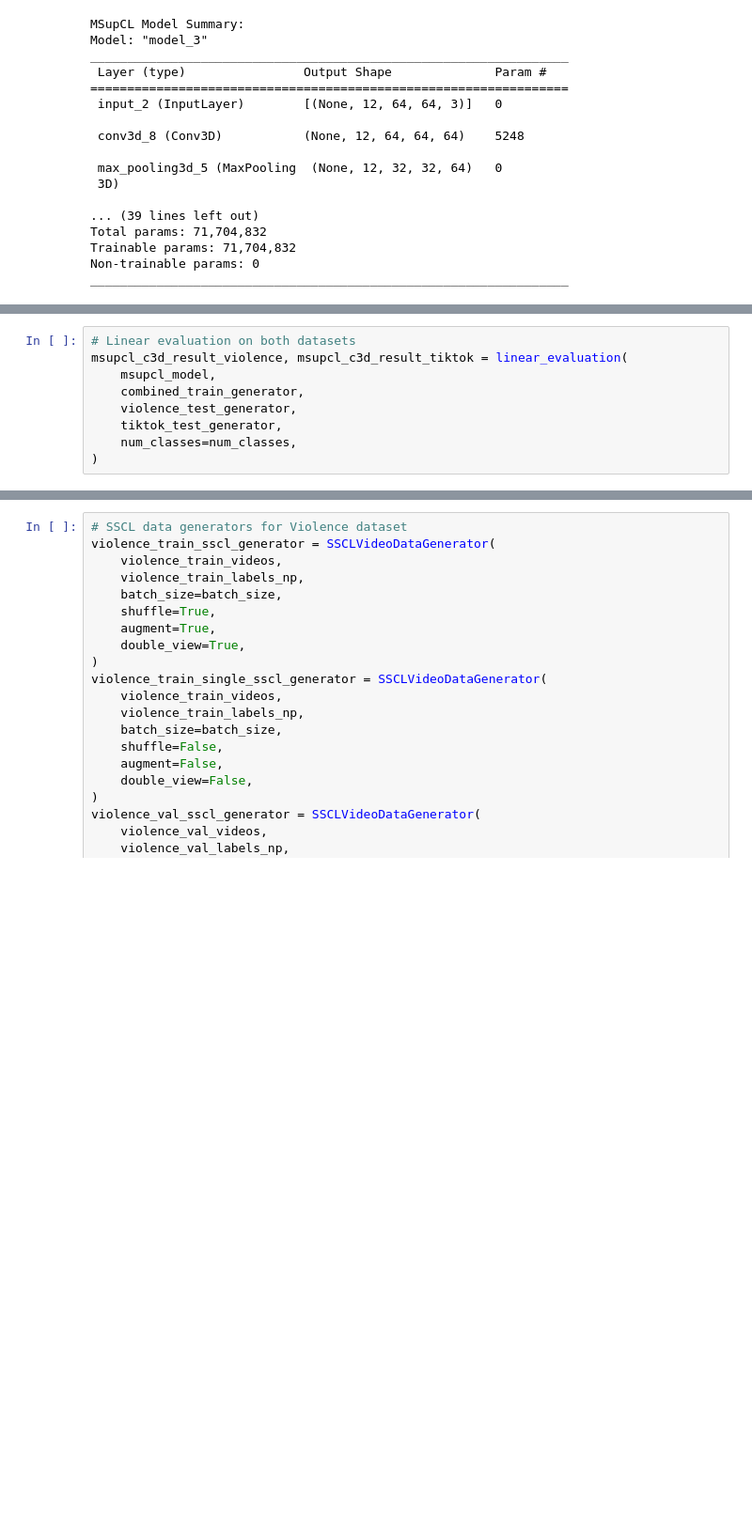
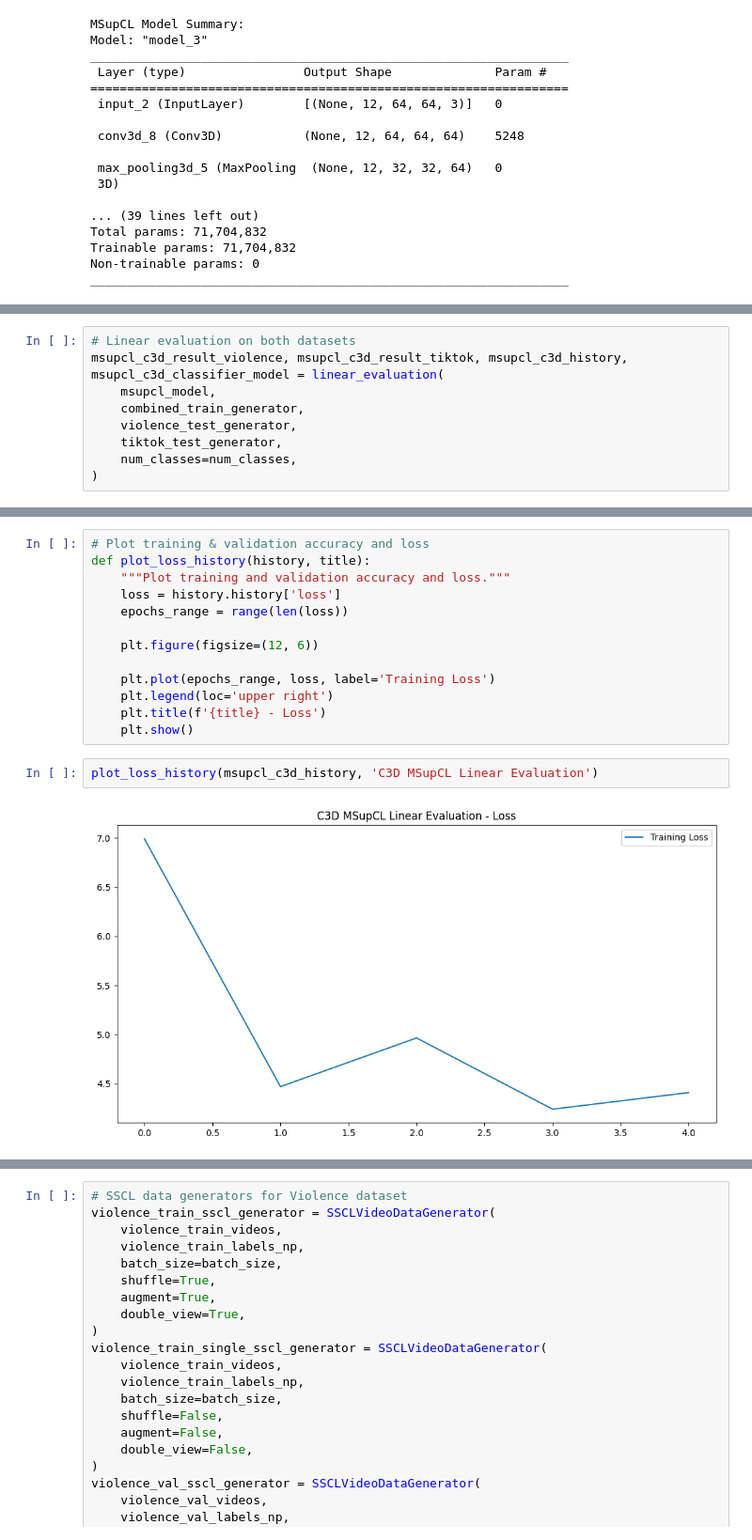
Before and after one commit to kmock930/Autism-Diagnosis-Transfer-Learning, a Jupyter notebook: main.ipynb, the cells around one changed output, grey strips where cells are left out. Shown at 94% size. Saved outputs shown, nothing was run; the diff lists cells and outputs as text; blank space fills up the shorter version.

```diff
--- a/main.ipynb
+++ b/main.ipynb
@@ -584,6 +574,6 @@ Training Loss: 2.8716
 # %%
 # Linear evaluation on both datasets
-msupcl_c3d_result_violence, msupcl_c3d_result_tiktok = linear_evaluation(
+msupcl_c3d_result_violence, msupcl_c3d_result_tiktok, msupcl_c3d_history, msupcl_c3d_classifier_model = linear_evaluation(
     msupcl_model,
     combined_train_generator,
     violence_test_generator,
@@ -593 +600,18 @@ msupcl_c3d_result_violence, msupcl_c3d_result_tiktok = linear_evaluation(
+# %%
+# Plot training & validation accuracy and loss
+def plot_loss_history(history, title):
+    """Plot training and validation accuracy and loss."""
+    loss = history.history['loss']
+    epochs_range = range(len(loss))
+
+    plt.figure(figsize=(12, 6))
+
+    plt.plot(epochs_range, loss, label='Training Loss')
+    plt.legend(loc='upper right')
+    plt.title(f'{title} - Loss')
+    plt.show()
+# %%
+plot_loss_history(msupcl_c3d_history, 'C3D MSupCL Linear Evaluation')
+# %% [output]
+[figure, added]
 # %%
```
Also changed, not shown: parts of 70 cells of this notebook, 4 other files.
